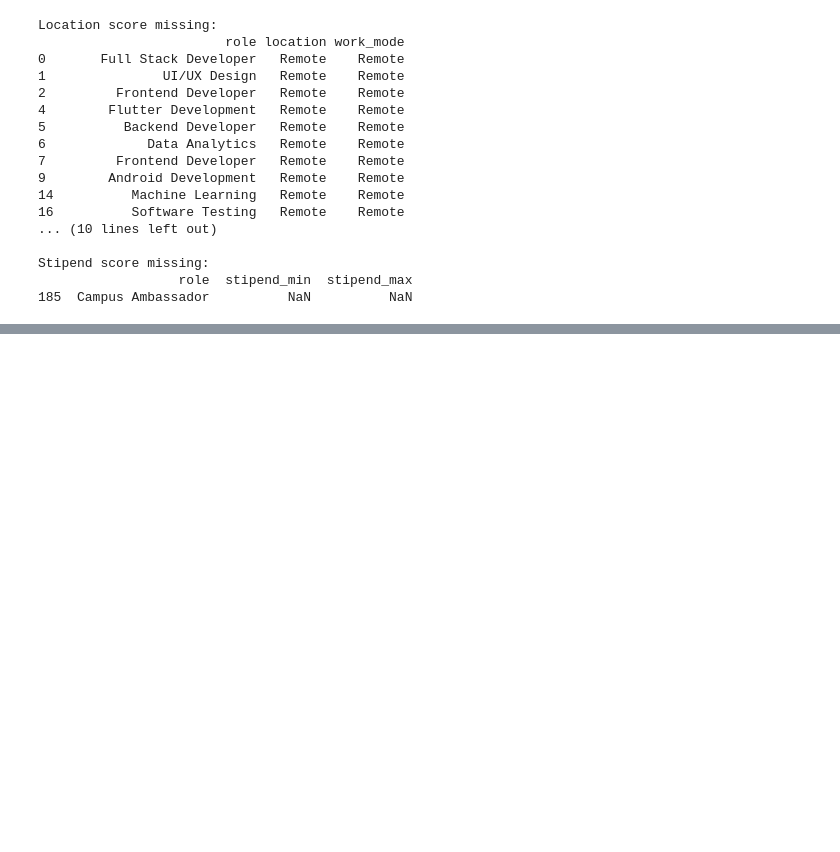
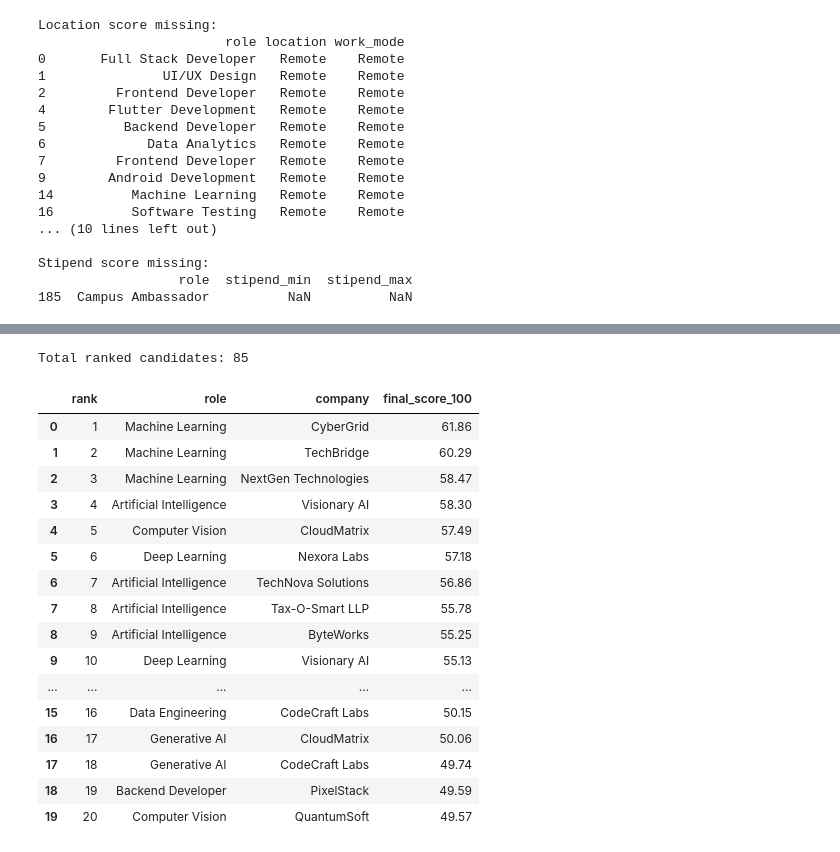
Before and after one commit to shubhamsahni098-commits/InternSetu, a Jupyter notebook: notebooks/03_feature_engineering.ipynb, the cells around one changed output, grey strips where cells are left out. Saved outputs shown, nothing was run; the diff lists cells and outputs as text; code cells hidden in the pictures; blank space fills up the shorter version.

```diff
--- a/notebooks/03_feature_engineering.ipynb
+++ b/notebooks/03_feature_engineering.ipynb
@@ -1535,0 +2162,46 @@ Stipend score missing:
+# %%
+# Step 2 - Rank candidates by final recommendation score
+
+ranked_df = (
+    candidate_df
+    .sort_values(
+        "final_score_100",
+        ascending=False
+    )
+    .reset_index(drop=True)
+)
+
+# Add rank
+ranked_df["rank"] = ranked_df.index + 1
+
+print("Total ranked candidates:", len(ranked_df))
+
+display(
+    ranked_df[
+        [
+            "rank",
+            "role",
+            "company",
+            "final_score_100"
+        ]
+    ].head(20)
+)
+# %% [output]
+Total ranked candidates: 85
+|  | rank | role | company | final_score_100 |
+| 0 | 1 | Machine Learning | CyberGrid | 61.86 |
+| 1 | 2 | Machine Learning | TechBridge | 60.29 |
+| 2 | 3 | Machine Learning | NextGen Technologies | 58.47 |
+| 3 | 4 | Artificial Intelligence | Visionary AI | 58.30 |
+| 4 | 5 | Computer Vision | CloudMatrix | 57.49 |
+| 5 | 6 | Deep Learning | Nexora Labs | 57.18 |
+| 6 | 7 | Artificial Intelligence | TechNova Solutions | 56.86 |
+| 7 | 8 | Artificial Intelligence | Tax-O-Smart LLP | 55.78 |
+| 8 | 9 | Artificial Intelligence | ByteWorks | 55.25 |
+| 9 | 10 | Deep Learning | Visionary AI | 55.13 |
+| ... | ... | ... | ... | ... |
+| 15 | 16 | Data Engineering | CodeCraft Labs | 50.15 |
+| 16 | 17 | Generative AI | CloudMatrix | 50.06 |
+| 17 | 18 | Generative AI | CodeCraft Labs | 49.74 |
+| 18 | 19 | Backend Developer | PixelStack | 49.59 |
+| 19 | 20 | Computer Vision | QuantumSoft | 49.57 |
```
Also changed, not shown: parts of 31 cells of this notebook, 28 other files.
